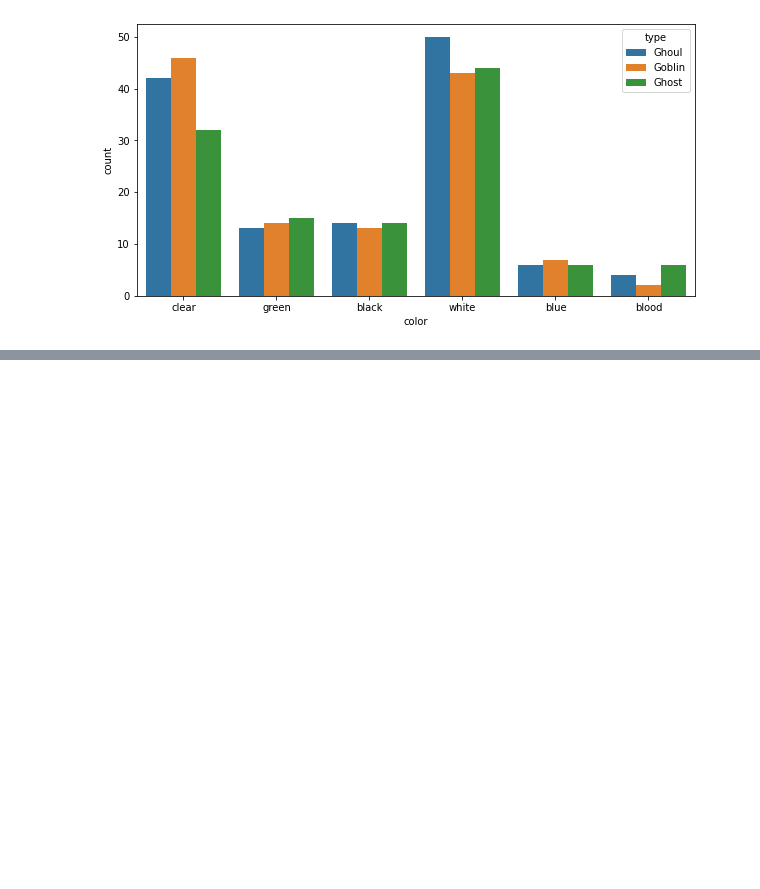
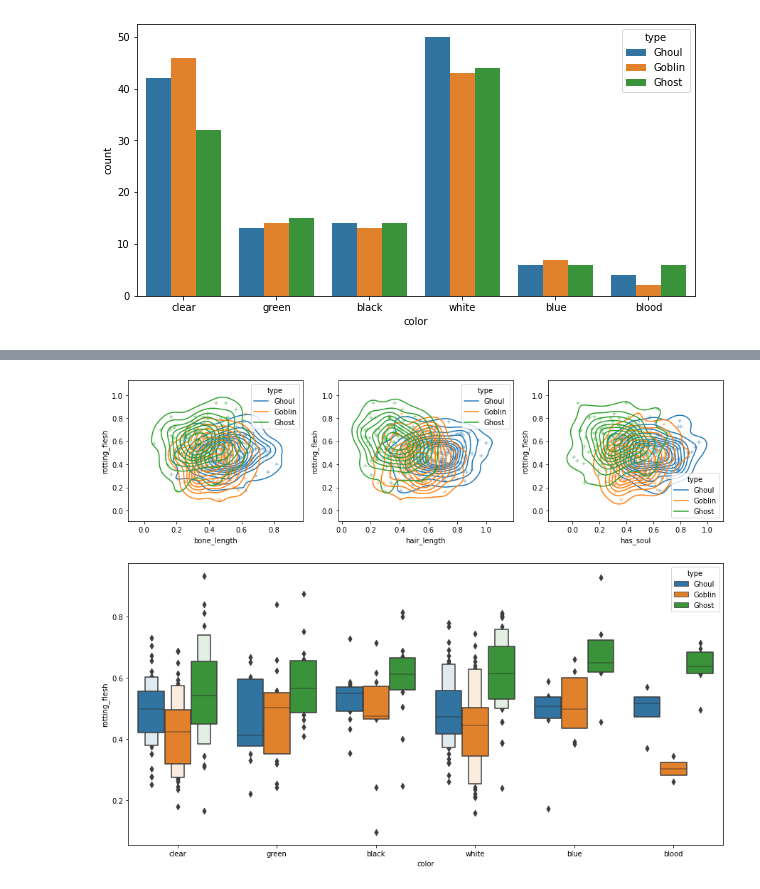
Before and after one commit to poolGolez/project-roosevelt, a Jupyter notebook: ghosts-goblins-ghosts-gotcha.ipynb, the cells around one changed output, grey strips where cells are left out. Cells and saved outputs as stored; diff of their text form; code cells hidden in the pictures; blank space fills up the shorter version.

```diff
--- a/ghosts-goblins-ghosts-gotcha.ipynb
+++ b/ghosts-goblins-ghosts-gotcha.ipynb
@@ -324,0 +329,4 @@ def plot_heatmap(x, y, **kwds):
+# %%
+multivariate_col(df, "rotting_flesh")
+# %% [output]
+[figure, added]
```
Also changed, not shown: parts of 9 cells of this notebook.
